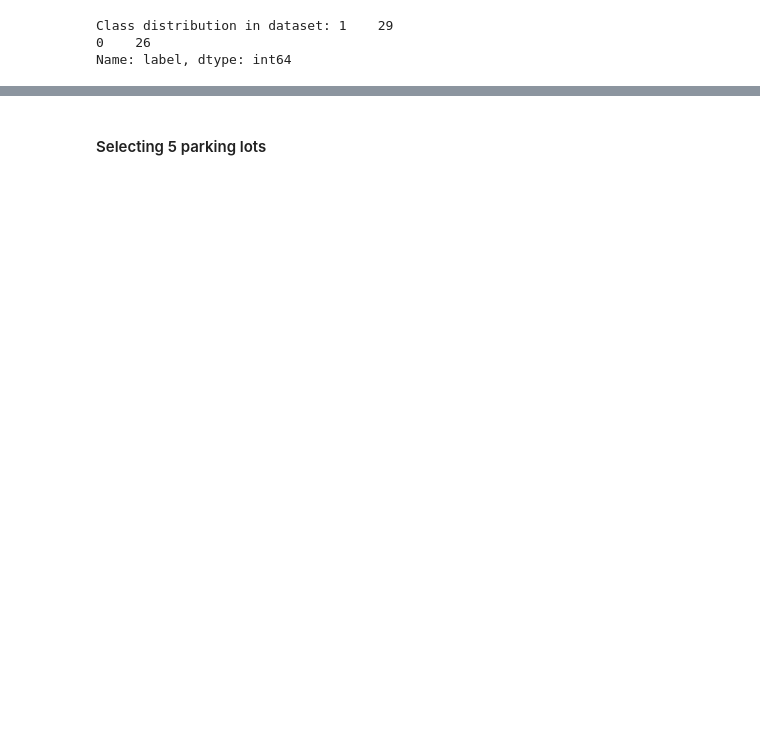
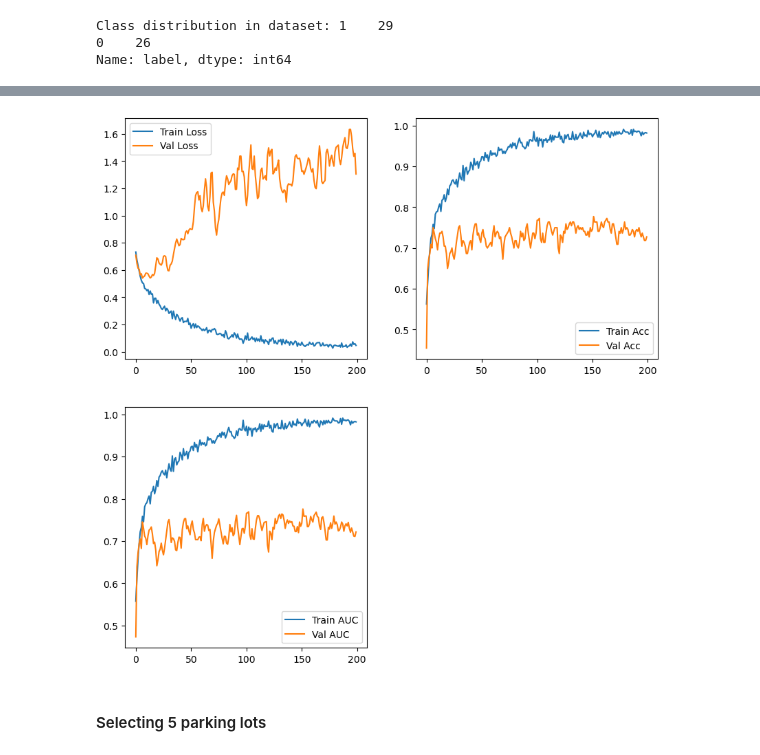
Before and after one commit to akansh12/detect-car-LR, a Jupyter notebook: notebooks/Exp_7/patch_based.ipynb, the cells around one changed output, grey strips where cells are left out. Saved outputs shown, nothing was run; the diff lists cells and outputs as text; code cells hidden in the pictures; blank space fills up the shorter version.

```diff
--- a/notebooks/Exp_7/patch_based.ipynb
+++ b/notebooks/Exp_7/patch_based.ipynb
@@ -465,0 +607,11 @@ Name: label, dtype: int64
+# %%
+model = torchvision.models.resnet18(pretrained=True)
+for param in model.parameters():
+    param.requires_grad = True
+model.fc = nn.Linear(512, 2)
+model = model.to(device)
+
+criterion = nn.CrossEntropyLoss()
+optimizer = Adam(model.parameters(), lr=0.0001)
+# %%
+model, train_loss, train_acc, val_loss, val_acc, train_auc, val_auc = train_model(model, criterion, optimizer, num_epochs=200)
@@ -466,2 +636,28 @@ Name: label, dtype: int64
+# %%
+train_acc_values = []
+for index in range(len(train_acc)):
+    train_acc_values.append(train_acc[index].item())
+
+val_acc_values = []
+for index in range(len(val_acc)):
+    val_acc_values.append(val_acc[index].item())
+
+#plotting the loss and accuracy curves, AUC scores for train and test set
+plt.figure(figsize=(10, 10))
+plt.subplot(2, 2, 1)
+plt.plot(train_loss, label='Train Loss')
+plt.plot(val_loss, label='Val Loss')
+plt.legend()
+plt.subplot(2, 2, 2)
+plt.plot(train_acc_values, label='Train Acc')
+plt.plot(val_acc_values, label='Val Acc')
+plt.legend()
+plt.subplot(2, 2, 3)
+plt.plot(train_auc, label='Train AUC')
+plt.plot(val_auc, label='Val AUC')
+plt.legend()
+plt.show()
+# %% [output]
+[figure, added]
 # %% [markdown]
 #### Selecting 5 parking lots
```
Also changed, not shown: parts of 17 cells of this notebook, 1 other file.
